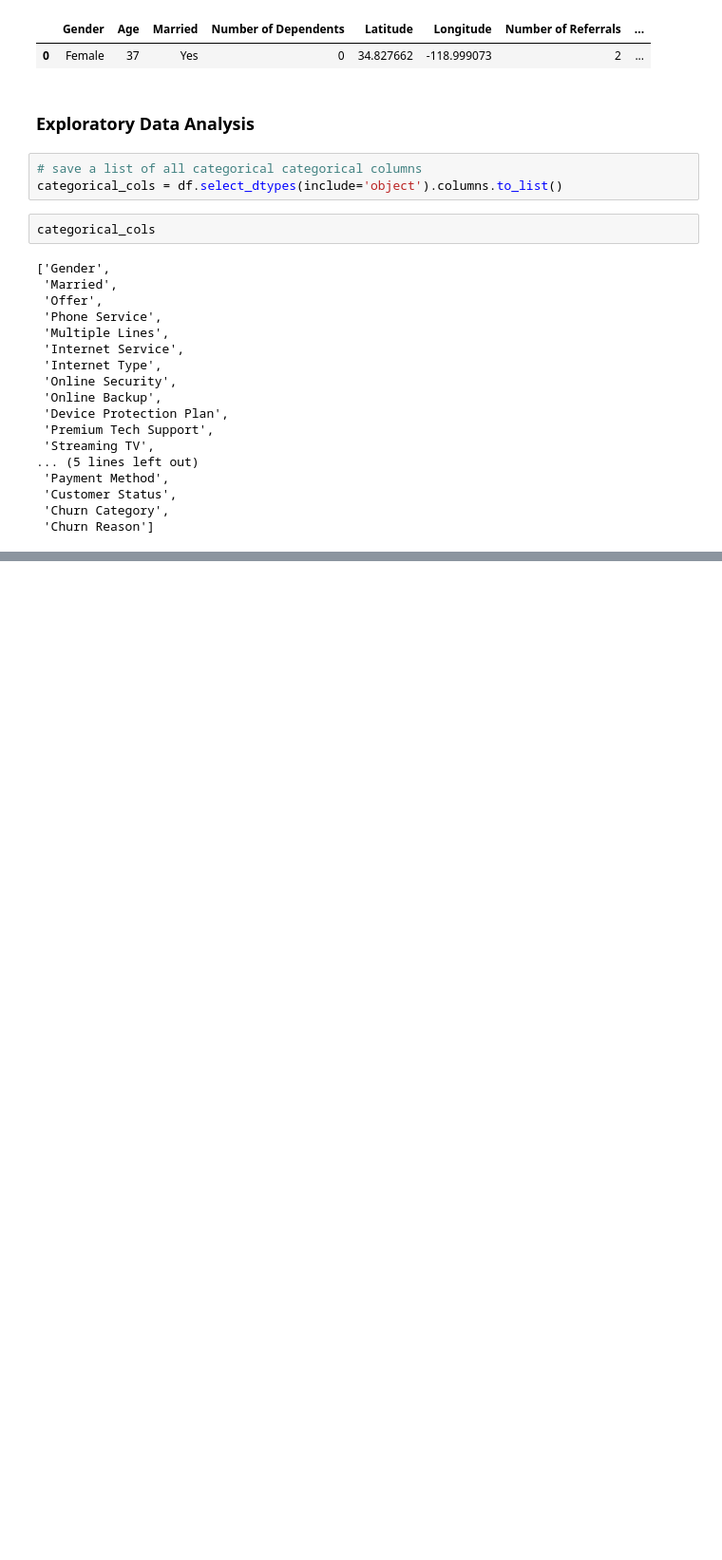
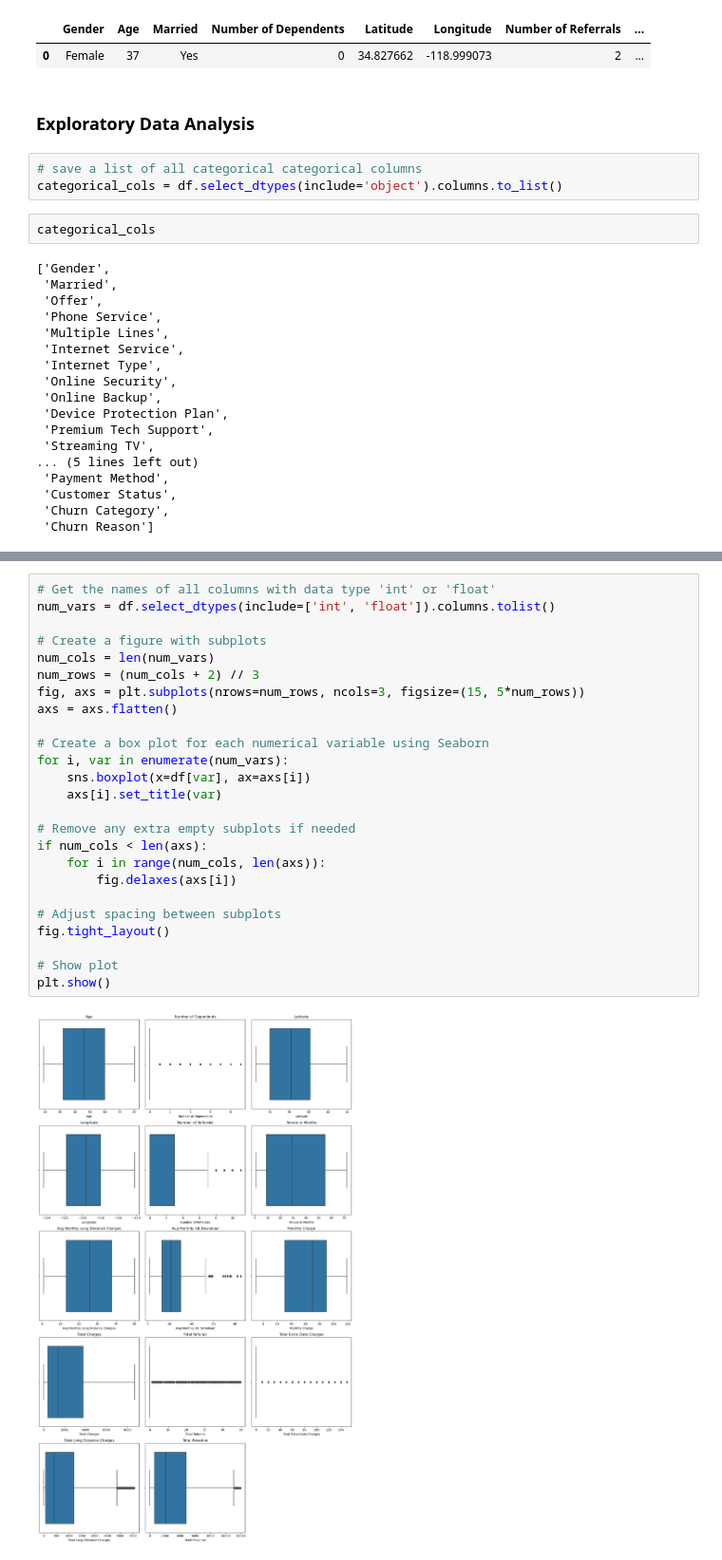
Before and after one commit to Sahilkhan-34/Exploratory_data_analysis_EDA, a Jupyter notebook: Telecom_Customer_Churn/Telecom_Customer_Churn_Prediction.ipynb, the cells around one changed output, grey strips where cells are left out. Shown at 95% size. Drawn from its saved outputs; the diff is of its cells as text; blank space fills up the shorter version.

```diff
--- a/Telecom_Customer_Churn/Telecom_Customer_Churn_Prediction.ipynb
+++ b/Telecom_Customer_Churn/Telecom_Customer_Churn_Prediction.ipynb
@@ -166,0 +213,27 @@ categorical_cols
+# %%
+# Get the names of all columns with data type 'int' or 'float'
+num_vars = df.select_dtypes(include=['int', 'float']).columns.tolist()
+
+# Create a figure with subplots
+num_cols = len(num_vars)
+num_rows = (num_cols + 2) // 3
+fig, axs = plt.subplots(nrows=num_rows, ncols=3, figsize=(15, 5*num_rows))
+axs = axs.flatten()
+
+# Create a box plot for each numerical variable using Seaborn
+for i, var in enumerate(num_vars):
+    sns.boxplot(x=df[var], ax=axs[i])
+    axs[i].set_title(var)
+
+# Remove any extra empty subplots if needed
+if num_cols < len(axs):
+    for i in range(num_cols, len(axs)):
+        fig.delaxes(axs[i])
+
+# Adjust spacing between subplots
+fig.tight_layout()
+
+# Show plot
+plt.show()
+# %% [output]
+[figure, added]
```
Also changed, not shown: parts of 4 cells of this notebook.
